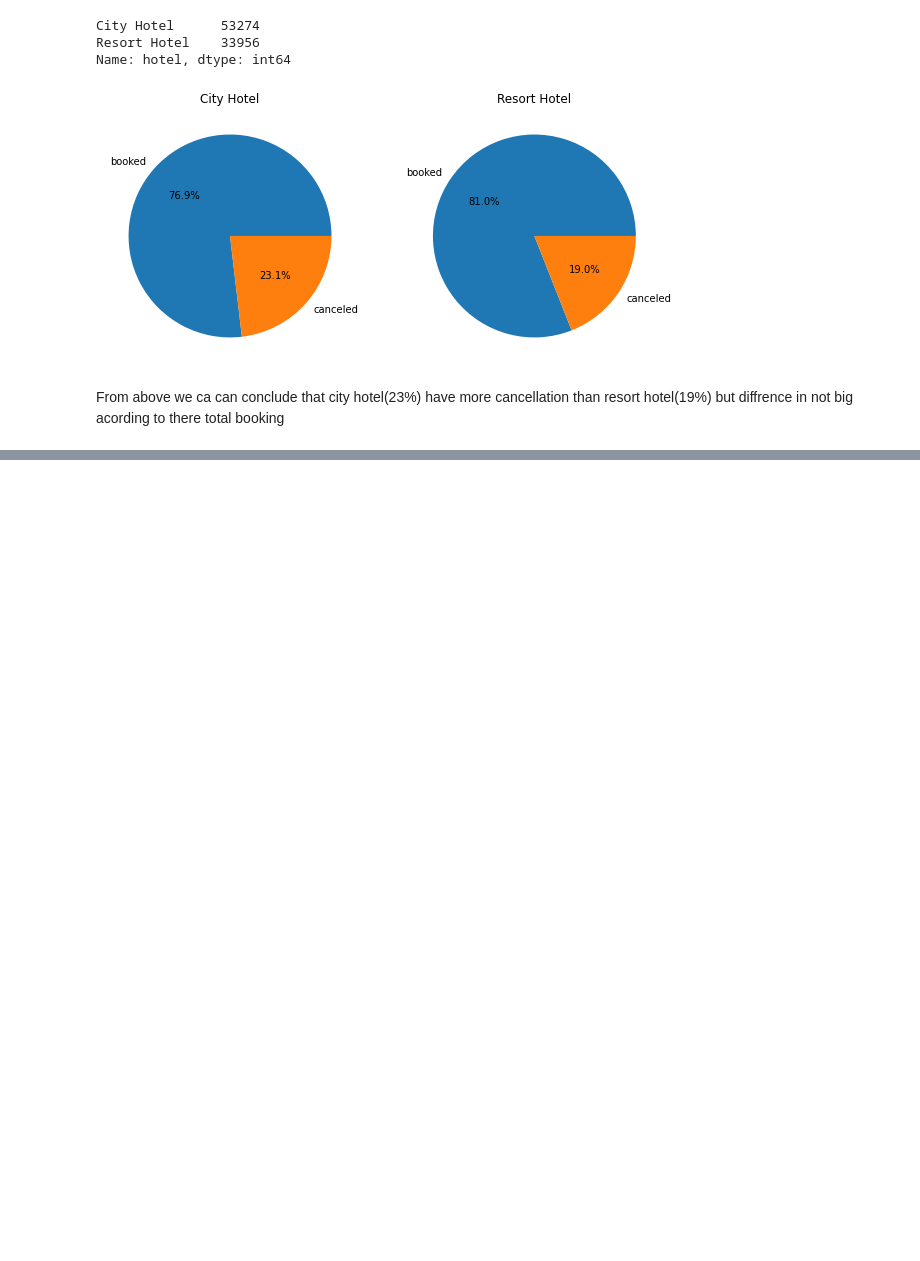
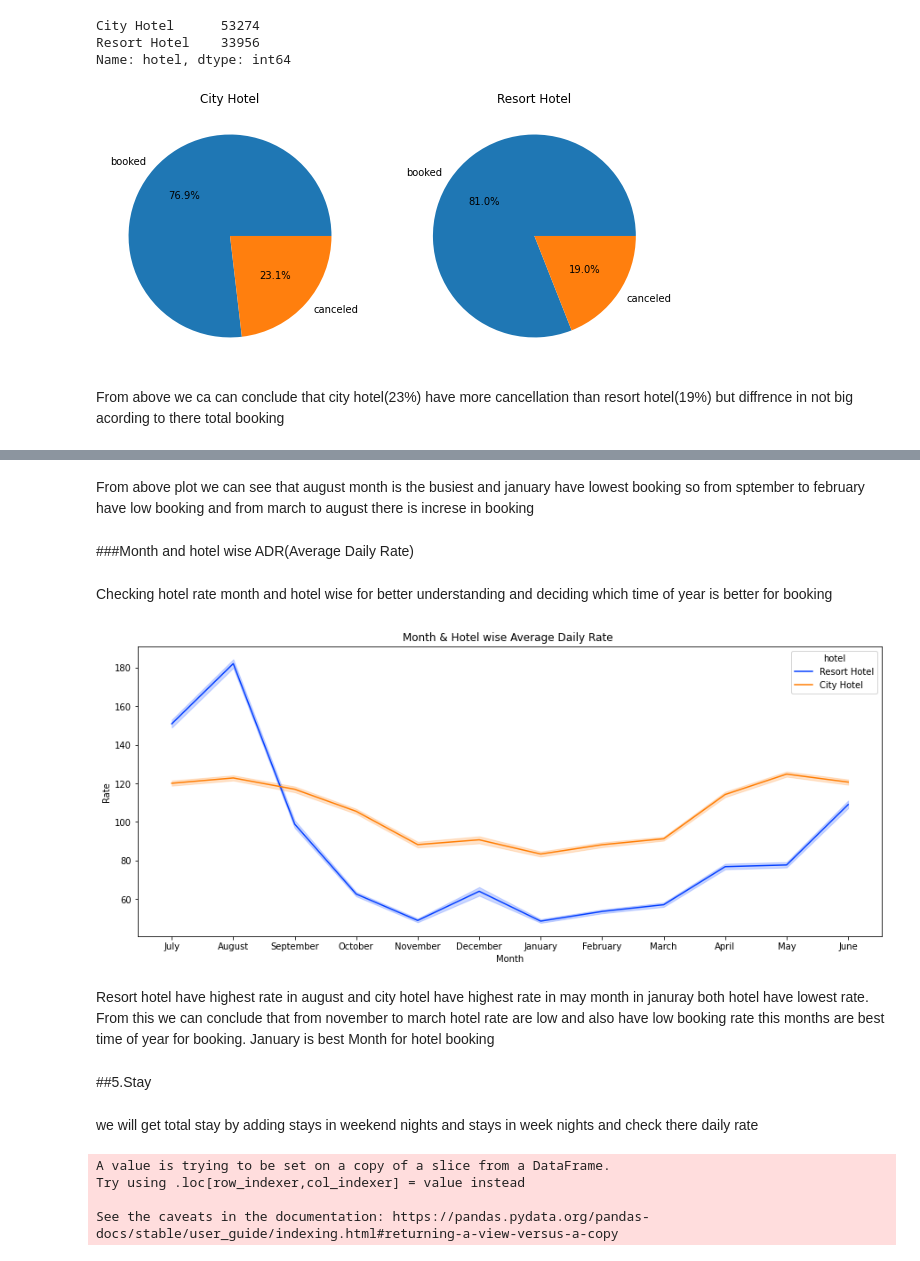
Before and after one commit to rafiddeshmukh/EDA-Hotel_Booking, a Jupyter notebook: Hotel_Booking_Analysis_Capstone_Project.ipynb, the cells around one changed output, grey strips where cells are left out. Drawn from its saved outputs; the diff is of its cells as text; code cells hidden in the pictures; blank space fills up the shorter version.

```diff
--- a/Hotel_Booking_Analysis_Capstone_Project.ipynb
+++ b/Hotel_Booking_Analysis_Capstone_Project.ipynb
@@ -293,0 +389,39 @@ df_new=df[df['is_canceled']==0]
+# %% [markdown]
+From above plot we can see that august month is the busiest and january have lowest booking so from sptember to february have low booking and from march to august there is increse in booking
+# %% [markdown]
+###Month and hotel wise ADR(Average Daily Rate)
+# %% [markdown]
+Checking hotel rate month and hotel wise for better understanding and deciding which time of year is better for booking
+# %%
+#setting figure size
+plt.figure(figsize=(15,6))
+
+#Plotting lineplot for ADR acording to month
+sns.lineplot(x='arrival_date_month', y='adr', hue='hotel', data= df_new,
+             palette='bright')
+
+#setting labels for x and y and set title for lineplot
+plt.xlabel('Month')
+plt.ylabel('Rate')
+plt.title("Month & Hotel wise Average Daily Rate ")
+
+#Display the plot
+plt.show()
+# %% [output]
+[figure, added]
+# %% [markdown]
+Resort hotel have highest rate in august and city hotel have highest rate in may month in januray both hotel have lowest rate.
+From this we can conclude that from november to march hotel rate are low and also have low booking rate this months are best time of year for booking.
+January is best Month for hotel booking
+# %% [markdown]
+##5.Stay
+# %% [markdown]
+we will get total stay by adding stays in weekend nights and stays in week nights and check there daily rate
+# %%
+#Creating new column total nights stayed
+df_new['total_nights']= df_new['stays_in_weekend_nights']+df_new['stays_in_week_nights']
+# %% [output]
+A value is trying to be set on a copy of a slice from a DataFrame.
+Try using .loc[row_indexer,col_indexer] = value instead
+
+See the caveats in the documentation: https://pandas.pydata.org/pandas-docs/stable/user_guide/indexing.html#returning-a-view-versus-a-copy
```
Also changed, not shown: parts of 43 cells of this notebook.
